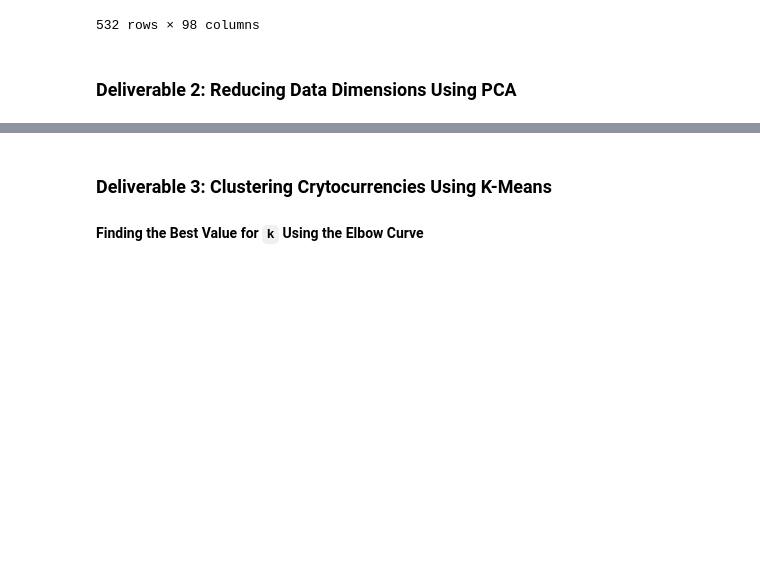
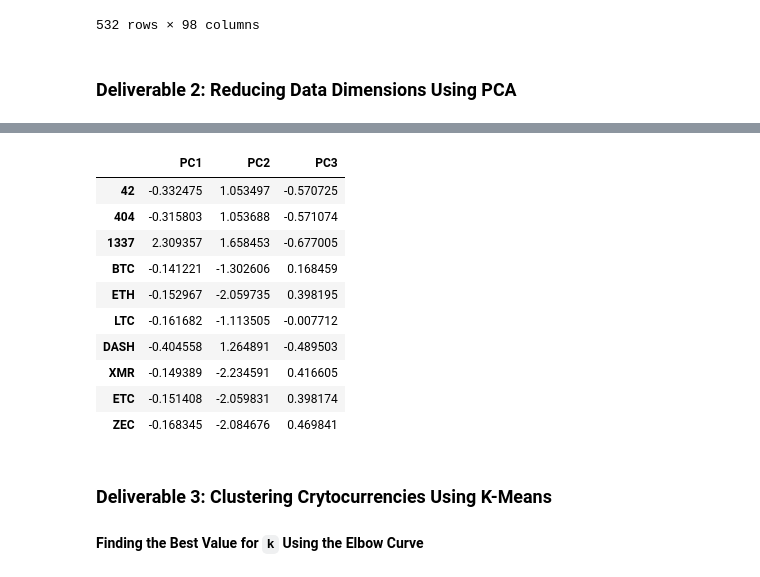
Before and after one commit to SG314159/Cryptocurrencies, a Jupyter notebook: crypto_clustering.ipynb, the cells around one changed output, grey strips where cells are left out. Saved outputs shown, nothing was run; the diff lists cells and outputs as text; code cells hidden in the pictures; blank space fills up the shorter version.

```diff
--- a/crypto_clustering.ipynb
+++ b/crypto_clustering.ipynb
@@ -205,6 +213,23 @@ pd.DataFrame(X_scaled, columns = X.columns)
+# %%
+X_pca = pca.transform(X_scaled)
+# could also do X_pca = pca.fit_transform(X_scaled)
 # %%
 # Create a DataFrame with the three principal components.
 # YOUR CODE HERE
+df_pca = pd.DataFrame(X_pca, columns=['PC1', 'PC2', 'PC3'], index=X_scaled.index)
+df_pca.head(10)
+# %% [output]
+|  | PC1 | PC2 | PC3 |
+| 42 | -0.332475 | 1.053497 | -0.570725 |
+| 404 | -0.315803 | 1.053688 | -0.571074 |
+| 1337 | 2.309357 | 1.658453 | -0.677005 |
+| BTC | -0.141221 | -1.302606 | 0.168459 |
+| ETH | -0.152967 | -2.059735 | 0.398195 |
+| LTC | -0.161682 | -1.113505 | -0.007712 |
+| DASH | -0.404558 | 1.264891 | -0.489503 |
+| XMR | -0.149389 | -2.234591 | 0.416605 |
+| ETC | -0.151408 | -2.059831 | 0.398174 |
+| ZEC | -0.168345 | -2.084676 | 0.469841 |
 # %% [markdown]
 ### Deliverable 3: Clustering Crytocurrencies Using K-Means
 
```
Also changed, not shown: parts of 2 cells of this notebook.
